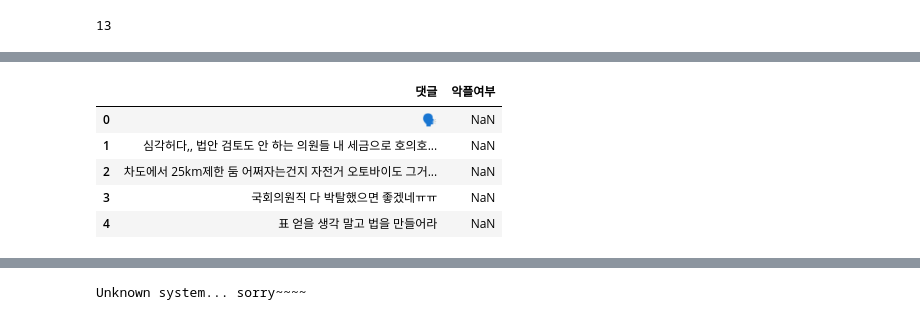
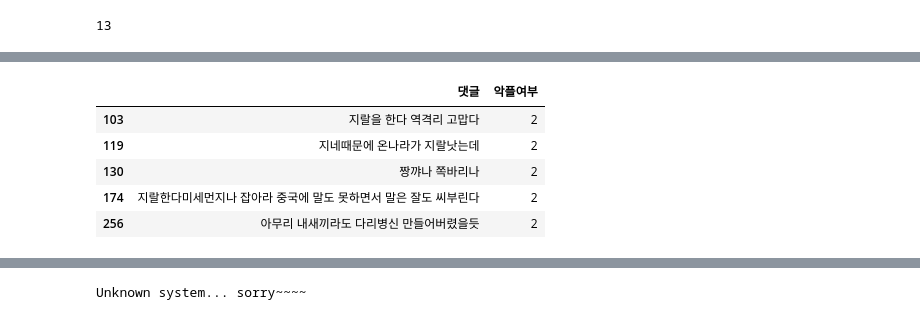
Before and after one commit to gabychoi/MultimediaJournalism, a Jupyter notebook: EDA.ipynb, the cells around one changed output, grey strips where cells are left out. Saved outputs shown, nothing was run; the diff lists cells and outputs as text; code cells hidden in the pictures.

```diff
--- a/EDA.ipynb
+++ b/EDA.ipynb
@@ -49,5 +91,4 @@ preprocessing_df = preprocessing_df['댓글']
 # %%
-preprocessing_df = pd.DataFrame(preprocessing_df)
 preprocessing_df['악플여부'] = np.NaN
 preprocessing_df.head()
 # %% [output]
@@ -81,5 +107,3 @@ Name: 댓글, Length: 118999, dtype: object
-# %%
-preprocessing_df = preprocessing_df.loc[preprocessing_df['댓글'].notnull(), ]
 # %%
 for col in tqdm_notebook(range(filter_word_df.shape[1])):
     word_list = list(filter_word_df.iloc[:, col])[0].split(', ')
@@ -89,0 +127,7 @@ for col in tqdm_notebook(range(filter_word_df.shape[1])):
+# %%
+# 악플 필터링된 개수 확인
+preprocessing_df.fillna(0,  inplace=True)
+word_label = preprocessing_df.groupby(['악플여부']).size()
+word_label_df = pd.DataFrame(word_label)
+word_label_df.columns = ['개수']
+word_label_df.head()
@@ -89,0 +141,4 @@ for col in tqdm_notebook(range(filter_word_df.shape[1])):
+# %%
+# 댓글길이 컬럼 추가 및 최대길이 확인
+preprocessing_df['댓글길이'] = preprocessing_df['댓글'].apply(lambda x : len(str(x)))
+preprocessing_df['댓글길이'].max()
@@ -90,10 +250,11 @@ for col in tqdm_notebook(range(filter_word_df.shape[1])):
 # %%
-# 악플 라벨링된 개수
-preprocessing_df.head()
+# 악플 라벨링된 데이터
+bad_comment = preprocessing_df[preprocessing_df['악플여부'] == '2']
+bad_comment.head()
 # %% [output]
 |  | 댓글 | 악플여부 |
-| 0 | 🗣 | NaN |
-| 1 | 심각허다,, 법안 검토도 안 하는 의원들 내 세금으로 호의호... | NaN |
-| 2 | 차도에서 25km제한 둠 어쩌자는건지 자전거 오토바이도 그거... | NaN |
-| 3 | 국회의원직 다 박탈했으면 좋겠네ㅠㅠ | NaN |
-| 4 | 표 얻을 생각 말고 법을 만들어라 | NaN |
+| 103 | 지랄을 한다 역격리 고맙다 | 2 |
+| 119 | 지네때문에 온나라가 지랄낫는데 | 2 |
+| 130 | 짱꺄나 쪽바리나 | 2 |
+| 174 | 지랄한다미세먼지나 잡아라 중국에 말도 못하면서 말은 잘도 씨부린다 | 2 |
+| 256 | 아무리 내새끼라도 다리병신 만들어버렸을듯 | 2 |
```
Also changed, not shown: parts of 54 cells of this notebook.
